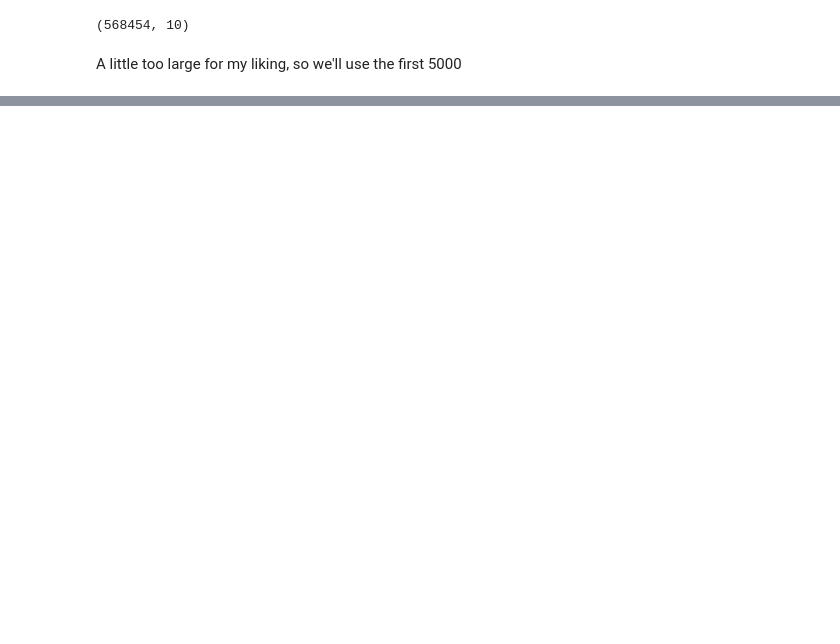
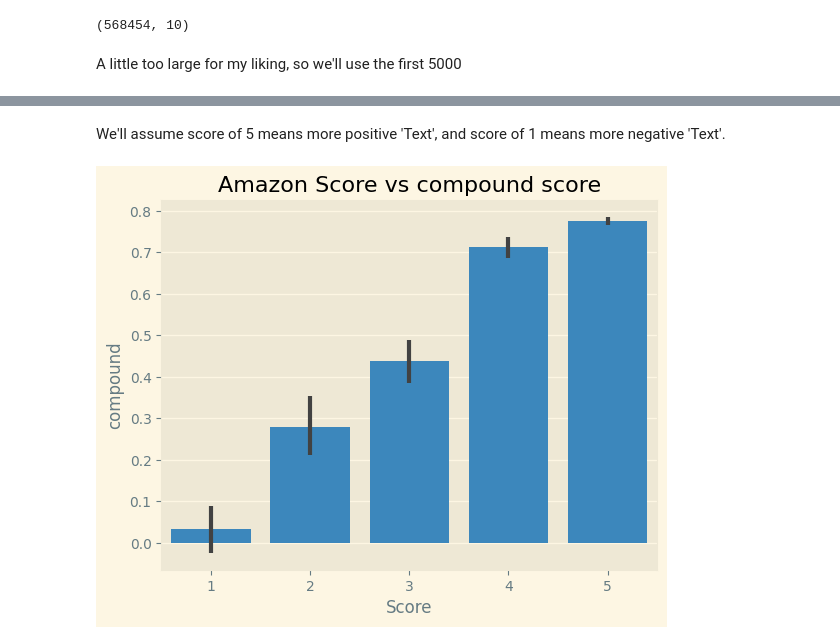
Before and after one commit to thjuels/ML-projs, a Jupyter notebook: sentiment-analysis-int/sentiment-analysis.ipynb, the cells around one changed output, grey strips where cells are left out. Cells and saved outputs as stored; diff of their text form; code cells hidden in the pictures; blank space fills up the shorter version.

Commit message:
finished vader sent analysis

```diff
--- a/sentiment-analysis-int/sentiment-analysis.ipynb
+++ b/sentiment-analysis-int/sentiment-analysis.ipynb
@@ -33,0 +141,6 @@ df.shape
+# %%
+from nltk.sentiment import SentimentIntensityAnalyzer
+from tqdm.notebook import tqdm
+
+sia = SentimentIntensityAnalyzer()
+sia.polarity_scores("I am super happy!")
@@ -33,0 +165,6 @@ df.shape
+# %%
+# Now I'll go through the entire dataset, creating a new dataframe with all the scores, corresponding to that id
+scored_df = df['Text'].apply(sia.polarity_scores).apply(pd.Series)
+scored_df['Id'] = df['Id']
+scored_df = scored_df[['Id', 'neg', 'neu', 'pos', 'compound']]
+scored_df.head()
@@ -33,0 +178,4 @@ df.shape
+# %%
+# Now we can easily index from the df to find the score for that comment in the 'scored_df'
+vader_df = scored_df.merge(df, how='left')
+vader_df.head()
@@ -33,0 +189,8 @@ df.shape
+# %% [markdown]
+We'll assume score of 5 means more positive 'Text', and score of 1 means more negative 'Text'.
+# %%
+ax1 = sns.barplot(vader_df, x='Score', y='compound')
+ax1.set_title("Amazon Score vs compound score")
+plt.show()
+# %% [output]
+[figure, added]
```
Also changed, not shown: parts of 21 cells of this notebook.
